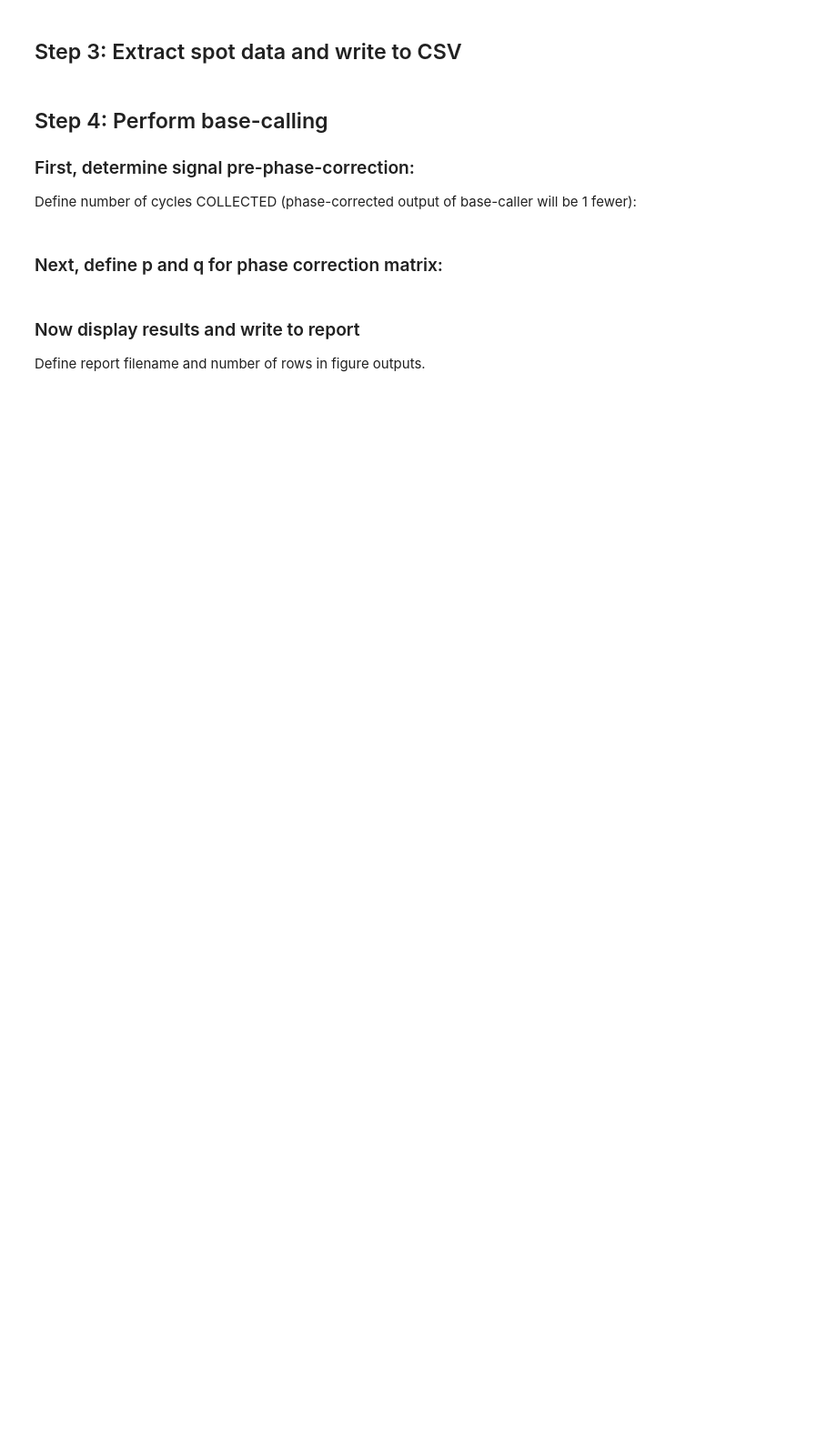
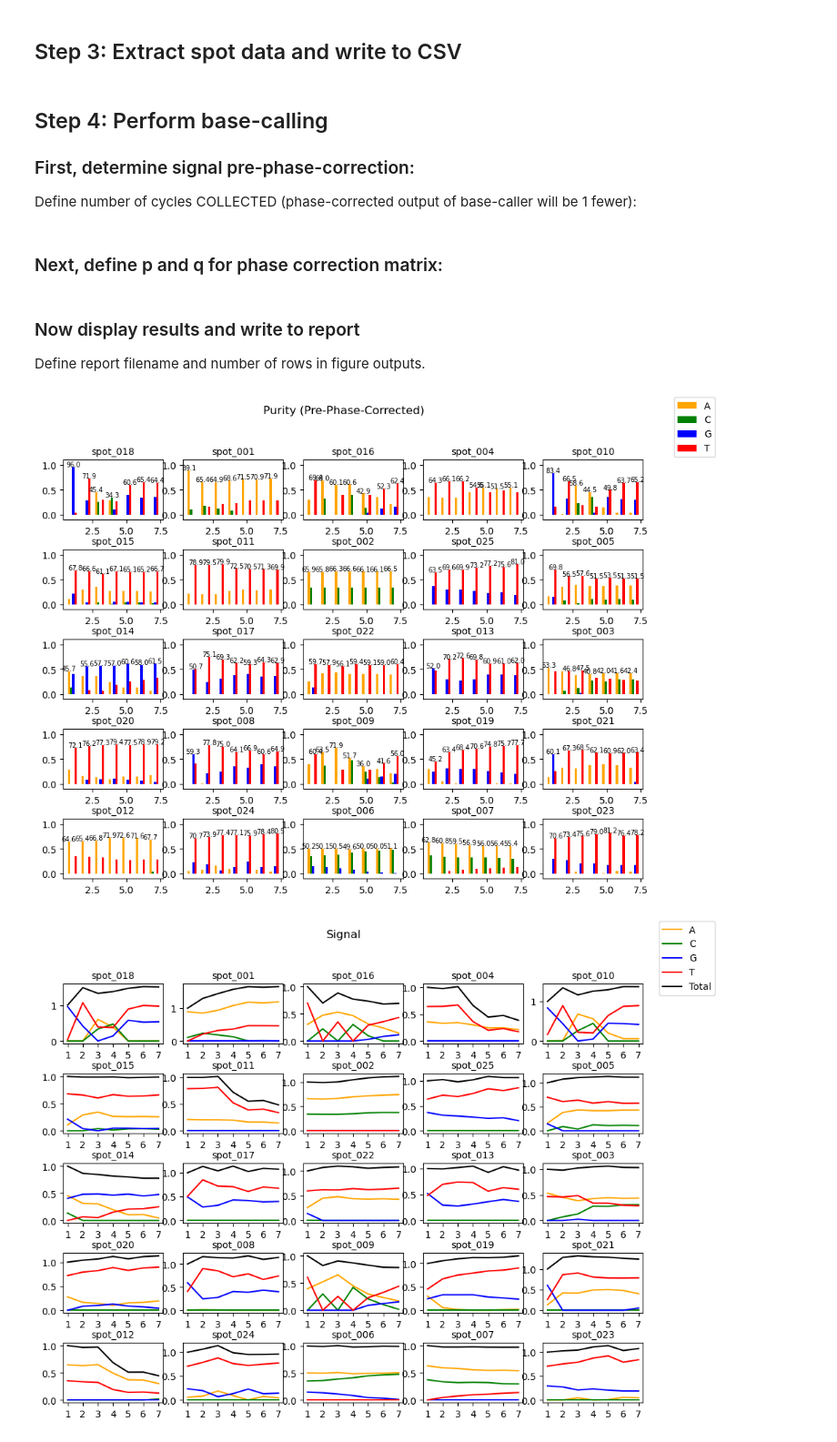
Before and after one commit to 454bio/legacy-instrument-sw, a Jupyter notebook: analysis_notebook/AnalysisNotebook.ipynb, the cells around one changed output. Shown at 91% size. Drawn from its saved outputs; the diff is of its cells as text; code cells hidden in the pictures; blank space fills up the shorter version.

```diff
--- a/analysis_notebook/AnalysisNotebook.ipynb
+++ b/analysis_notebook/AnalysisNotebook.ipynb
@@ -135,8 +161,6 @@ for new_cycle in range(1,8):
 ### First, determine signal pre-phase-correction:
 Define number of cycles COLLECTED (phase-corrected output of base-caller will be 1 fewer):
 # %%
-numCycles = 7
-
 #### DO NOT EDIT BELOW THIS LINE ####
 # todo kinetics figure, similar to below
 # generate pre-phase-correction histograms:
@@ -146,7 +170,7 @@ basecall_csv = csvfile
 
 basecall_pd = csv_to_data(basecall_csv)
 signal_pre_basecall, spotlist, basecall_pd_pre = crosstalk_correct(basecall_pd, M, numCycles)
-spotlist = sorted(spotlist)
+#spotlist = sorted(spotlist)
 basecall_pd_pre.to_csv(os.path.join(input_dir_path, "basecaller_output_data_pre.csv"))
 # %% [markdown]
 ### Next, define p and q for phase correction matrix:
@@ -166,42 +190,45 @@ Define report filename and number of rows in figure outputs.
 # You can name report file here:
 reportfile = os.path.join(input_dir_path, "report.txt")
 
-figNumRows = 4
+figNumRows = 5
 
 #TODO: spot name lookup table
 
 #### DO NOT EDIT BELOW THIS LINE ####
-f1, f2 = display_signals(signal_pre_basecall, spotlist, numCycles, numRows=figNumRows)
-f3, f4 = display_signals(signal_post_basecall, spotlist, numCycles-1, numRows=figNumRows)
+f1, f2 = display_signals(signal_pre_basecall, spotlist, numCycles, numRows=figNumRows, preOrPost="pre")
+f3, f4 = display_signals(signal_post_basecall, spotlist, numCycles-1, numRows=figNumRows, preOrPost="post")
 
 for f_idx, f in enumerate(f1):
     f.savefig(os.path.join(input_dir_path, f"Purity Pre-Phase {f_idx+1}.png"))
 for f_idx, f in enumerate(f2):
-    f.savefig(os.path.join(input_dir_path, f"Signal.png"))
+    f.savefig(os.path.join(input_dir_path, f"Signal Pre-Phase {f_idx+1}.png"))
 for f_idx, f in enumerate(f3):
     f.savefig(os.path.join(input_dir_path, f"Purity Post-Phase {f_idx+1}.png"))
 #for f_idx, f in enumerate(f4):
 #    f.savefig(os.path.join(input_dir_path, f"Signal Post-Phase {f_idx+1}.png"))
 
 #TODO add more metrics to report
 #TODO package up as pdf?
 
 with open(reportfile, 'w') as f:
     if useDifferenceImage:
         print(f"Difference = Temporal", file=f)
     else:
         print(f"Difference = Dark", file=f)
 
     print(f"Median Filter Kernel Size = {median_kernel_size}", file=f)
     print(f"Erosion Kernel Size = {erode_kernel_size}", file=f)
     print(f"Dilation Kernel Size = {dilate_kernel_size}", file=f)
     print(f"Mean Threshold Scale Factor = {threshold_scale}", file=f)
     print(f"ROI labels at {os.path.join(input_dir_path, 'rois.jpg')}", file=f)
     print(f"'Cross-talk' matrix M = {M}", file=f)
     #todo list where output csv is?
     print(f"Pre-phase corrected Purity at {os.path.join(input_dir_path, 'Purity Pre-Phase.png')}", file=f)
     print(f"Pre-phase corrected Signal {os.path.join(input_dir_path, 'Signal Pre-Phase.png')}", file=f)
     print(f"Base-caller p = {p}", file=f)
     print(f"Base-caller q = {q}", file=f)
     print(f"Post-phase corrected Purity at {os.path.join(input_dir_path, 'Purity Post-Phase.png')}", file=f)
     print(f"Post-phase corrected Signal {os.path.join(input_dir_path, 'Signal Post-Phase.png')}", file=f)
+# %% [output]
+[figure, added]
+[figure, added]
```
Also changed, not shown: parts of 6 cells of this notebook, 1 other file.
